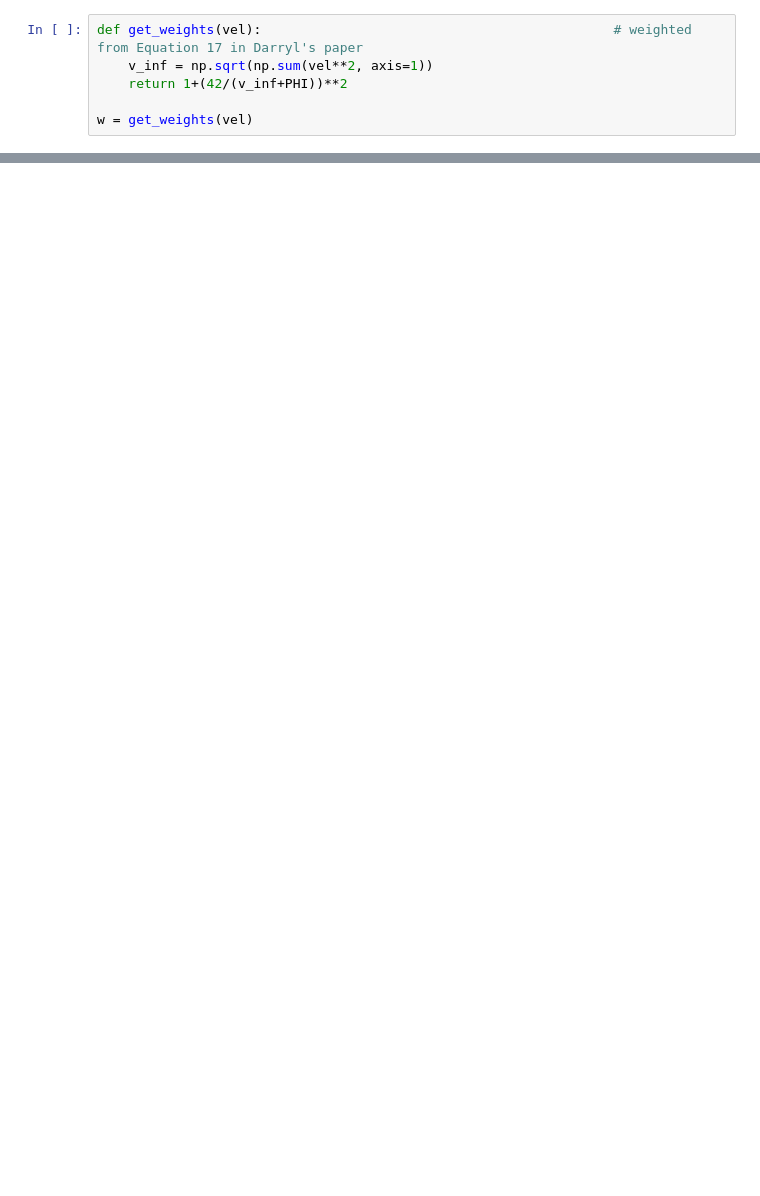
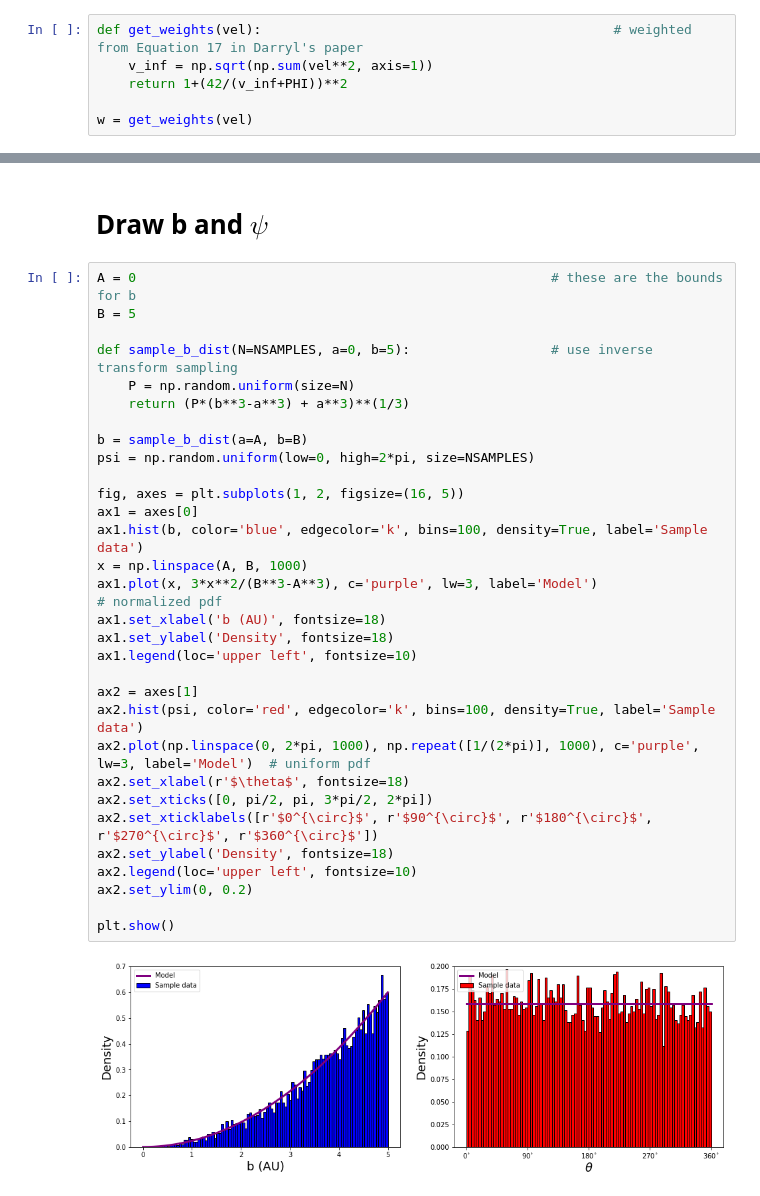
Before and after one commit to djhoover717/ISOAnalysis, a Jupyter notebook: iso_analysis_v2.ipynb, the cells around one changed output, grey strips where cells are left out. Saved outputs shown, nothing was run; the diff lists cells and outputs as text; blank space fills up the shorter version.

```diff
--- a/iso_analysis_v2.ipynb
+++ b/iso_analysis_v2.ipynb
@@ -126,0 +130,35 @@ plt.show()
+# %% [markdown]
+# Draw b and $\psi$
+# %%
+A = 0                                                     # these are the bounds for b
+B = 5
+
+def sample_b_dist(N=NSAMPLES, a=0, b=5):                  # use inverse transform sampling
+    P = np.random.uniform(size=N)
+    return (P*(b**3-a**3) + a**3)**(1/3)
+
+b = sample_b_dist(a=A, b=B)
+psi = np.random.uniform(low=0, high=2*pi, size=NSAMPLES)
+
+fig, axes = plt.subplots(1, 2, figsize=(16, 5))
+ax1 = axes[0]
+ax1.hist(b, color='blue', edgecolor='k', bins=100, density=True, label='Sample data')
+x = np.linspace(A, B, 1000)
+ax1.plot(x, 3*x**2/(B**3-A**3), c='purple', lw=3, label='Model')                         # normalized pdf
+ax1.set_xlabel('b (AU)', fontsize=18)
+ax1.set_ylabel('Density', fontsize=18)
+ax1.legend(loc='upper left', fontsize=10)
+
+ax2 = axes[1]
+ax2.hist(psi, color='red', edgecolor='k', bins=100, density=True, label='Sample data')
+ax2.plot(np.linspace(0, 2*pi, 1000), np.repeat([1/(2*pi)], 1000), c='purple', lw=3, label='Model')  # uniform pdf
+ax2.set_xlabel(r'$\theta$', fontsize=18)
+ax2.set_xticks([0, pi/2, pi, 3*pi/2, 2*pi])
+ax2.set_xticklabels([r'$0^{\circ}$', r'$90^{\circ}$', r'$180^{\circ}$', r'$270^{\circ}$', r'$360^{\circ}$'])
+ax2.set_ylabel('Density', fontsize=18)
+ax2.legend(loc='upper left', fontsize=10)
+ax2.set_ylim(0, 0.2)
+
+plt.show()
+# %% [output]
+[figure, added]
```
Also changed, not shown: parts of 13 cells of this notebook.
